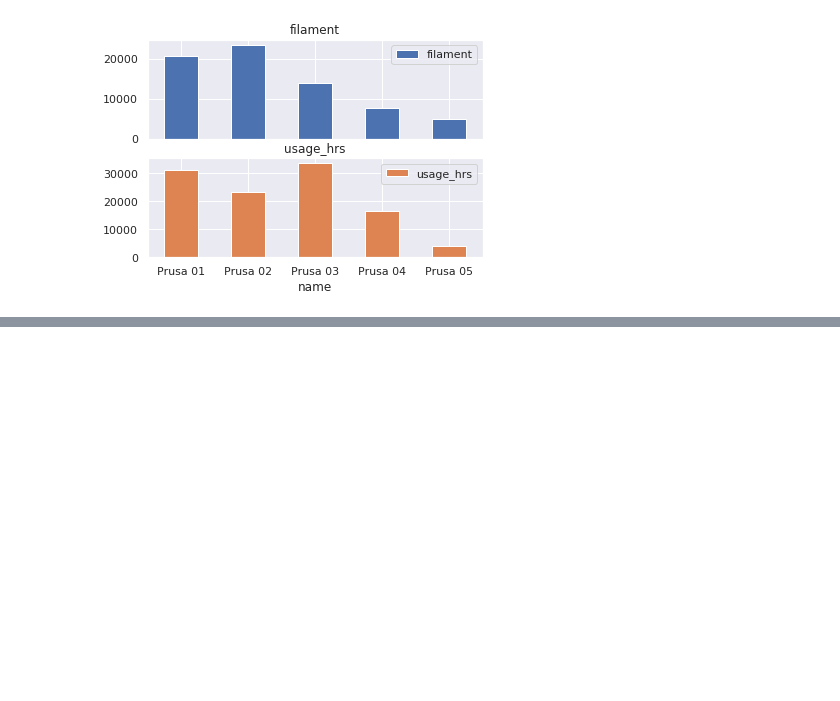
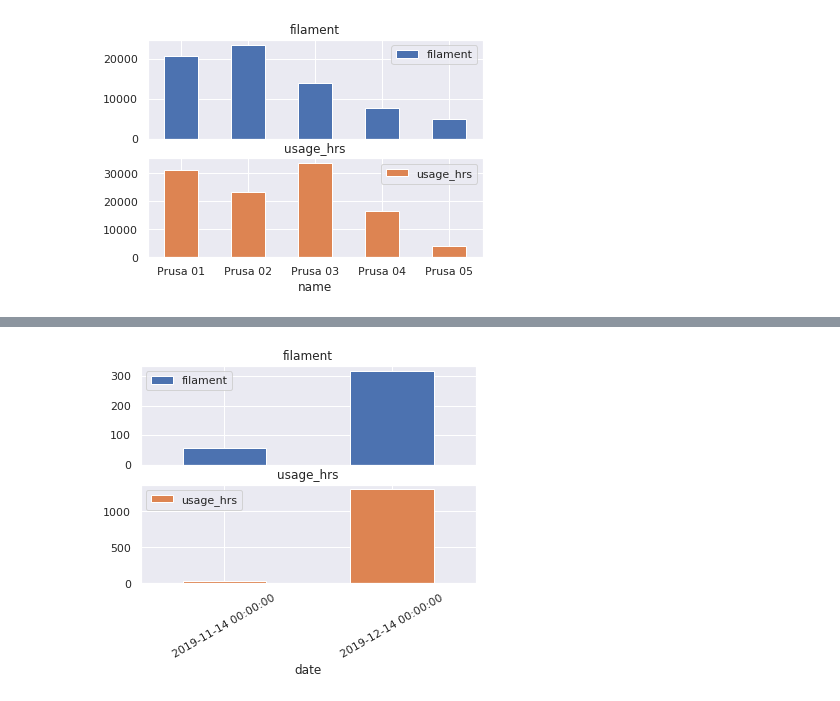
Before and after one commit to rgordon/barn-printer-logs, a Jupyter notebook: notebooks/examine-printer-logs.ipynb, the cells around one changed output, grey strips where cells are left out. Cells and saved outputs as stored; diff of their text form; code cells hidden in the pictures; blank space fills up the shorter version.

Commit message:
correct deltas

```diff
--- a/notebooks/examine-printer-logs.ipynb
+++ b/notebooks/examine-printer-logs.ipynb
@@ -173,0 +181,3 @@ df_by_date.diff()
+# %%
+df_date_diff = df_by_date.diff()
+df_date_diff
@@ -173,0 +191,11 @@ df_by_date.diff()
+# %%
+# eventually we'll be able to plot the month-by-month difference
+# but for now there's barely enough data to make it worthwile
+# note: row 0 eliminated since it's NaN, ad row 1 because its the first value
+# only rows after that have meaningful delta values
+axes = df_date_diff[2:].plot.bar(subplots=True,rot=30)
+axes[0].legend(loc=2)
+axes[1].legend(loc=2)
+plt.show()
+# %% [output]
+[figure, added]
```
Also changed, not shown: parts of 7 cells of this notebook.
